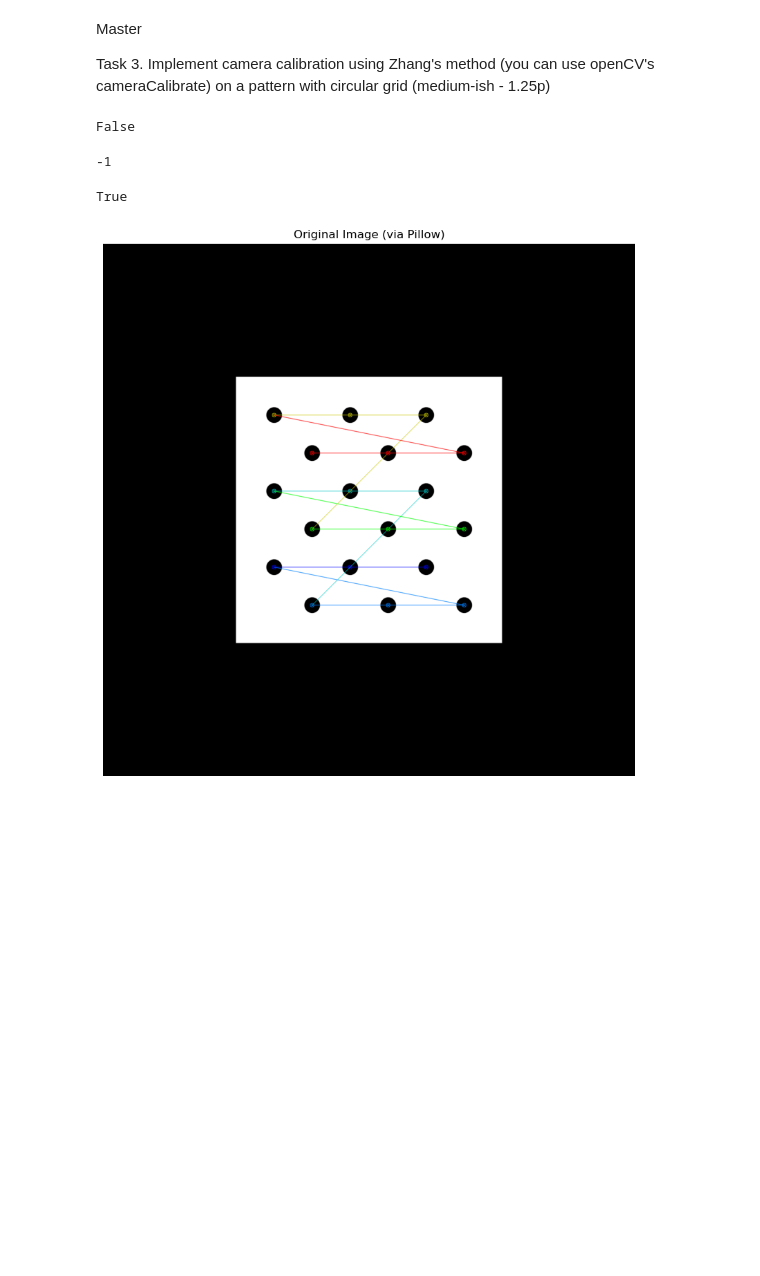
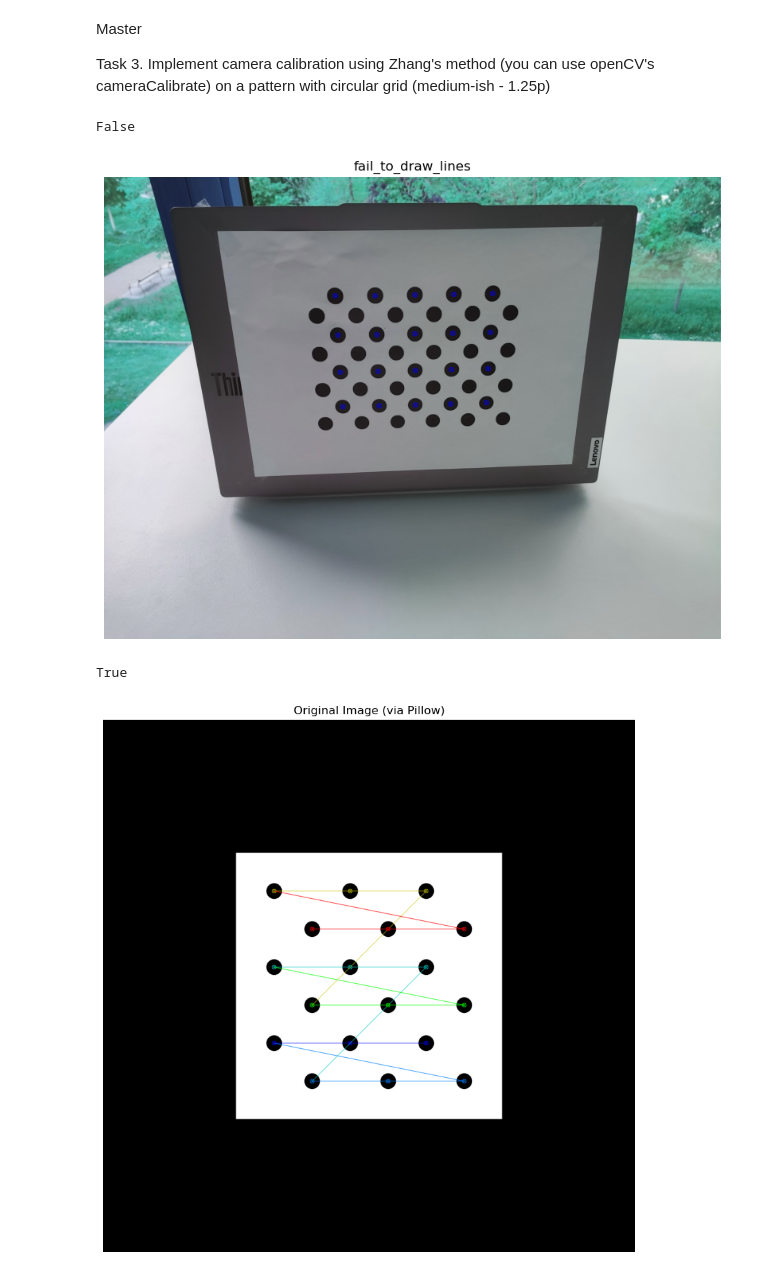
Before and after one commit to Yeeyao/JMUComputerVisionHomework, a Jupyter notebook: task3.ipynb, the cells around one changed output. Drawn from its saved outputs; the diff is of its cells as text; code cells hidden in the pictures; blank space fills up the shorter version.

Commit message:
paraphase comment, code block one use new display method

```diff
--- a/task3.ipynb
+++ b/task3.ipynb
@@ -3,16 +3,22 @@ Master
 
 Task 3. Implement camera calibration using Zhang's method (you can use openCV's cameraCalibrate) on a pattern with circular grid (medium-ish - 1.25p)
 # %%
-# Conclusion 1. The algorithm is capable of detecting circles in low-dimensional images.
-# 2.However, due to the limited information in low-dimensional data, it may fail to accurately connect the circles.
-# 3.In my tests, using cv2.CALIB_CB_ASYMMETRIC_GRID alone performs better than combining it with cv2.CALIB_CB_CLUSTERING.
-# 4. grayscale does not work better
-# the second code block detect successfully
+# I was still able to draw some conclusions during my attempt.
+# The next code block shows an example from GitHub where the algorithm performs well.
 
-# I printed my image and took some photos, but the algorithm failed to detect the pattern,
-# I try to resize the photo(scale down) but it didn't work well either.
-# maybe the image is too complicated, there are too many circles, less circles may work?
-# so I give up on my photo
+# I printed the target pattern and took several photos, but the algorithm failed to detect it.
+# I also tried resizing (scaling down) the photos, but that didn’t help either.
+# Perhaps the image is too complex — there are too many circles. Fewer circles might work better.
+# So, I eventually gave up on using my own photo.
+
+# Conclusions:
+# 1. The algorithm can detect circles in low-dimensional images.
+# 2. However, limited information in low-dimensional data may lead to failures in connecting the circles correctly.
+# 3. In my tests, using cv2.CALIB_CB_ASYMMETRIC_GRID alone works better than combining it with cv2.CALIB_CB_CLUSTERING.
+# 4. Converting to grayscale does not improve the results.
+# (In contrast, the second code block detects the pattern successfully.)
+
+
 import cv2
 import glob
 import copy
@@ -23,6 +29,23 @@ import os
 import matplotlib.pyplot as plt
 from pprint import pprint as pp
 
+
+def display_image(image_np, title='Image'):
+    """Displays a NumPy array image using Matplotlib."""
+    if image_np is None:
+        print("Cannot display None image.")
+        return
+    if image_np.ndim != 3 or image_np.shape[2] != 3:
+        print(f"Image needs to be 3 channels (RGB) for display, but got shape {image_np.shape}")
+        # Optionally try grayscale display:
+        # plt.imshow(image_np, cmap='gray')
+        return
+    # Increased size slightly
+    fig, ax = plt.subplots(figsize=(10,10))
+    ax.imshow(image_np)
+    ax.set_title(title)
+    ax.axis('off')
+    plt.show()
 
 # code from Gemini 2.5 pro
 ## my image pattern  6 * 8
@@ -65,38 +88,39 @@ directory_files = os.listdir(directory_path)
 test_file = "IMG_20250504_125104_1380_1035.jpg"
 #test_file = "IMG_20250504_125104_1067_800.jpg"
 # test_file = "IMG_20250504_125104_800_600.jpg"
 # test_file = "IMG_20250504_125104_667_500.jpg"
 # test_file = "IMG_20250504_125104_267_200.jpg"
 
 # set flag
 # with my photos, cv2.CALIB_CB_ASYMMETRIC_GRID + cv2.CALIB_CB_CLUSTERING does not work well as cv2.CALIB_CB_ASYMMETRIC_GRID alone
 # grid_flag = cv2.CALIB_CB_ASYMMETRIC_GRID + cv2.CALIB_CB_CLUSTERING
 grid_flag = cv2.CALIB_CB_ASYMMETRIC_GRID
 img = cv2.imread(os.path.join(directory_path, test_file))
 
 
 # #  gray scale does not better for detection
 # gray = cv2.cvtColor(img, cv2.COLOR_BGR2GRAY)
 # ret, centers = cv2.findCirclesGrid(gray, pattern_size, flags=grid_flag)
 # # debug code
 # cv2.drawChessboardCorners(gray, pattern_size, centers, ret)
 # print(ret)
 # # Resize image to show within my screen
 # imS = cv2.resize(gray, (960, 540))
 # cv2.imshow("CircleGridDetect", imS)
 # cv2.imwrite("CircleGridDetect1.png", imS)
 # cv2.waitKey(0)
 
-# ret, centers = cv2.findCirclesGrid(img, pattern_size, flags=grid_flag)
-# # debug code
-# cv2.drawChessboardCorners(img, pattern_size, centers, ret)
-# print(ret)
+ret, centers = cv2.findCirclesGrid(img, pattern_size, flags=grid_flag)
+# debug code
+cv2.drawChessboardCorners(img, pattern_size, centers, ret)
+print(ret)
+display_image(img, "fail_to_draw_lines")
 # cv2.imshow("CircleGridDetect", img)
 # cv2.imwrite("CircleGridDetect1.png", img)
 # cv2.waitKey(0)
 # %% [output]
 False
--1
+[figure, added]
 # %%
 # code from: https://github.com/opencv/opencv/issues/24971 also in this issue I found someone showed an alternative algorithm
 import cv2 as cv
```
